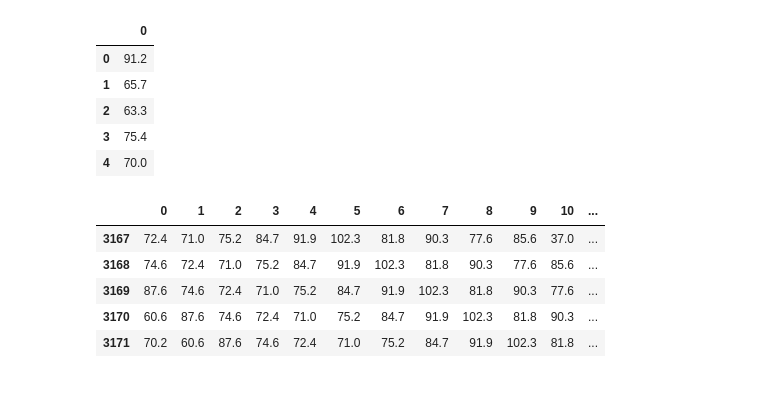
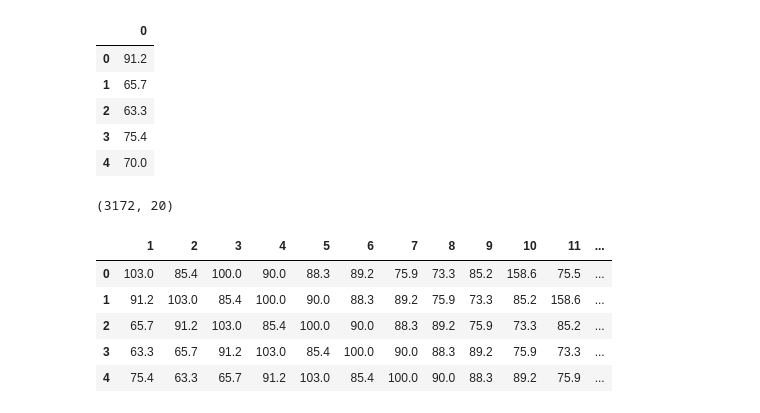
Before and after one commit to SamuelBFG/IA006, a Jupyter notebook: LinearRegression.ipynb, the cells around one changed output. Saved outputs shown, nothing was run; the diff lists cells and outputs as text; code cells hidden in the pictures.

```diff
--- a/LinearRegression.ipynb
+++ b/LinearRegression.ipynb
@@ -46,31 +21,0 @@ labels_test.tail()
-# %%
-i = 0
-j = 1
-i_start = 0
-j_start = 1
-count_r = 0
-count_c = 0
-data_test_set = []
-
-while count_r < 3112:
-    data_row = np.array([])
-    count_c = 0
-    j = j_start
-    i = i_start
-
-    while count_c < 20:
-        count_c+=1
-        data_row = np.append(data_row, data.iloc[i][j].tolist())
-        j+=1
-        if(j>12):
-            j=1
-            i+=1
-
-    j_start+=1
-    if j_start > 12:
-        j_start = 1
-        i_start+=1
-    data_test_set.append(data_row)
-    count_r+=1
-
-data_train_df = pd.DataFrame(data_test_set)
@@ -236,13 +79,15 @@ data_full_df = pd.DataFrame(data_test_set)
 # %%
 columns = data_full_df.columns.tolist()
 columns = columns[::-1]
 data_full_df = data_full_df[columns]
-data_full_df.columns = [0, 1, 2, 3, 4, 5, 6, 7, 8, 9, 10, 11, 12, 13, 14, 15, 16, 17, 18, 19]
-data_full_df.tail()
+data_full_df.columns = [1, 2, 3, 4, 5, 6, 7, 8, 9, 10, 11, 12, 13, 14, 15, 16, 17, 18, 19, 20]
+print(data_full_df.shape)
+data_full_df.head()
 # %% [output]
+(3172, 20)
-|  | 0 | 1 | 2 | 3 | 4 | 5 | 6 | 7 | 8 | 9 | 10 | ... |
-| 3167 | 72.4 | 71.0 | 75.2 | 84.7 | 91.9 | 102.3 | 81.8 | 90.3 | 77.6 | 85.6 | 37.0 | ... |
-| 3168 | 74.6 | 72.4 | 71.0 | 75.2 | 84.7 | 91.9 | 102.3 | 81.8 | 90.3 | 77.6 | 85.6 | ... |
-| 3169 | 87.6 | 74.6 | 72.4 | 71.0 | 75.2 | 84.7 | 91.9 | 102.3 | 81.8 | 90.3 | 77.6 | ... |
-| 3170 | 60.6 | 87.6 | 74.6 | 72.4 | 71.0 | 75.2 | 84.7 | 91.9 | 102.3 | 81.8 | 90.3 | ... |
-| 3171 | 70.2 | 60.6 | 87.6 | 74.6 | 72.4 | 71.0 | 75.2 | 84.7 | 91.9 | 102.3 | 81.8 | ... |
+|  | 1 | 2 | 3 | 4 | 5 | 6 | 7 | 8 | 9 | 10 | 11 | ... |
+| 0 | 103.0 | 85.4 | 100.0 | 90.0 | 88.3 | 89.2 | 75.9 | 73.3 | 85.2 | 158.6 | 75.5 | ... |
+| 1 | 91.2 | 103.0 | 85.4 | 100.0 | 90.0 | 88.3 | 89.2 | 75.9 | 73.3 | 85.2 | 158.6 | ... |
+| 2 | 65.7 | 91.2 | 103.0 | 85.4 | 100.0 | 90.0 | 88.3 | 89.2 | 75.9 | 73.3 | 85.2 | ... |
+| 3 | 63.3 | 65.7 | 91.2 | 103.0 | 85.4 | 100.0 | 90.0 | 88.3 | 89.2 | 75.9 | 73.3 | ... |
+| 4 | 75.4 | 63.3 | 65.7 | 91.2 | 103.0 | 85.4 | 100.0 | 90.0 | 88.3 | 89.2 | 75.9 | ... |
```
Also changed, not shown: parts of 32 cells of this notebook.
